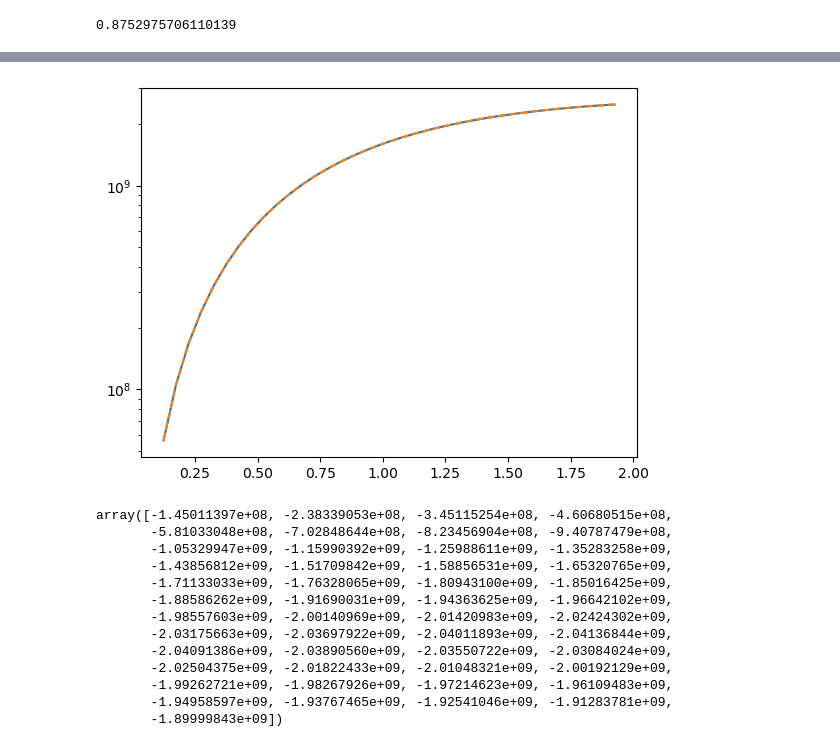
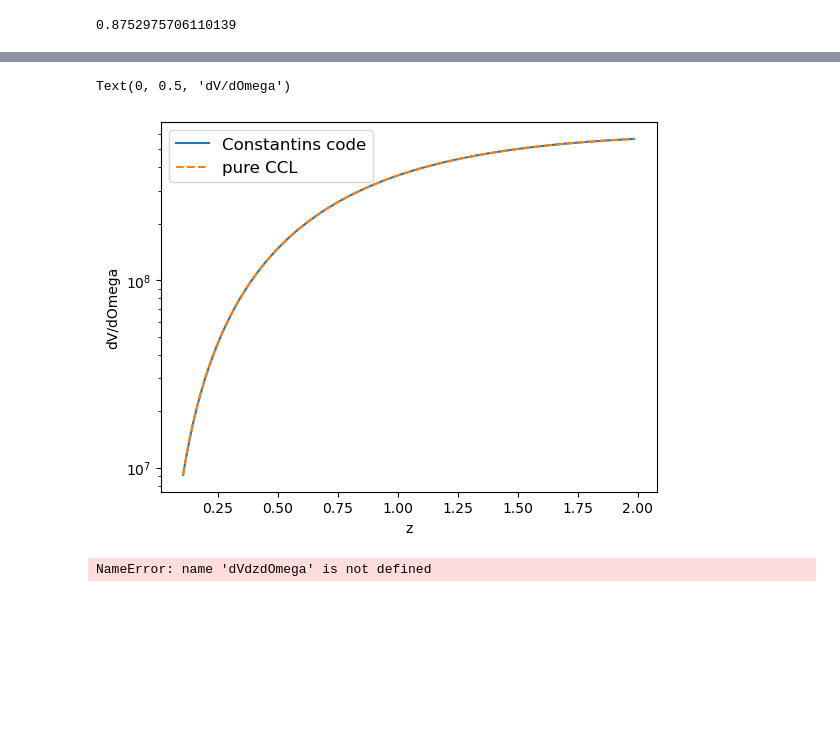
Before and after one commit to calumhrmurray/capish, a Jupyter notebook: notebooks/calum/pinocchio_analysis.ipynb, the cells around one changed output, grey strips where cells are left out. Drawn from its saved outputs; the diff is of its cells as text; code cells hidden in the pictures; blank space fills up the shorter version.

```diff
--- a/notebooks/calum/pinocchio_analysis.ipynb
+++ b/notebooks/calum/pinocchio_analysis.ipynb
@@ -370,7 +366,7 @@ dVdzdOmega( 0.5 , cosmo )
 z_bins = np.linspace( 0.1 , 2 )
 z_cents = ( z_bins[1:] + z_bins[:-1] )
 # %%
-z_bins = np.arange( 0.1 , 2 , 0.05 )
+z_bins = np.arange( 0.1 , 2 , 0.01 )
 z_cents = ( z_bins[1:] + z_bins[:-1] )/2.
 
 scale_factor_bins = 1/( z_bins + 1 )
@@ -381,26 +377,18 @@ dV = cosmo.comoving_volume_element( scale_factors )
 da = scale_factor_bins[:-1] - scale_factor_bins[1:]
 dz = z_bins[:-1] - z_bins[1:]
 # %%
-plt.plot( z_cents ,  -dVdzdOmega( z_cents , cosmo ) * dz  )
-plt.plot( z_cents ,  cosmo.comoving_volume_element( 1/ ( 1 + z_cents ) ) * da , '--' )
+plt.plot( z_cents ,  -dVdzdOmega( z_cents , cosmo ) * dz , label = 'Constantins code' )
+plt.plot( z_cents ,  cosmo.comoving_volume_element( 1/ ( 1 + z_cents ) ) * da , '--' , label ='pure CCL')
 plt.yscale('log')
+plt.legend( fontsize = 12 )
+plt.xlabel('z')
+plt.ylabel('dV/dOmega')
 # %% [output]
+Text(0, 0.5, 'dV/dOmega')
-[figure, old version]
+[figure, new version]
 # %%
 dVdzdOmega( z_cents , cosmo ) * dz
 # %% [output]
-array([-1.45011397e+08, -2.38339053e+08, -3.45115254e+08, -4.60680515e+08,
-       -5.81033048e+08, -7.02848644e+08, -8.23456904e+08, -9.40787479e+08,
-       -1.05329947e+09, -1.15990392e+09, -1.25988611e+09, -1.35283258e+09,
-       -1.43856812e+09, -1.51709842e+09, -1.58856531e+09, -1.65320765e+09,
-       -1.71133033e+09, -1.76328065e+09, -1.80943100e+09, -1.85016425e+09,
-       -1.88586262e+09, -1.91690031e+09, -1.94363625e+09, -1.96642102e+09,
-       -1.98557603e+09, -2.00140969e+09, -2.01420983e+09, -2.02424302e+09,
-       -2.03175663e+09, -2.03697922e+09, -2.04011893e+09, -2.04136844e+09,
-       -2.04091386e+09, -2.03890560e+09, -2.03550722e+09, -2.03084024e+09,
-       -2.02504375e+09, -2.01822433e+09, -2.01048321e+09, -2.00192129e+09,
-       -1.99262721e+09, -1.98267926e+09, -1.97214623e+09, -1.96109483e+09,
-       -1.94958597e+09, -1.93767465e+09, -1.92541046e+09, -1.91283781e+09,
-       -1.89999843e+09])
+NameError: name 'dVdzdOmega' is not defined
 # %%
 stacked_simulator_pl.hmf()
```
Also changed, not shown: parts of 10 cells of this notebook, 3 other files.
